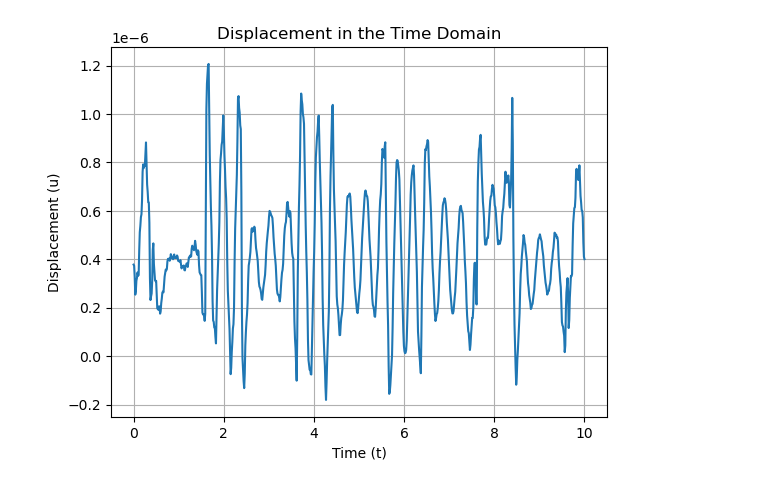
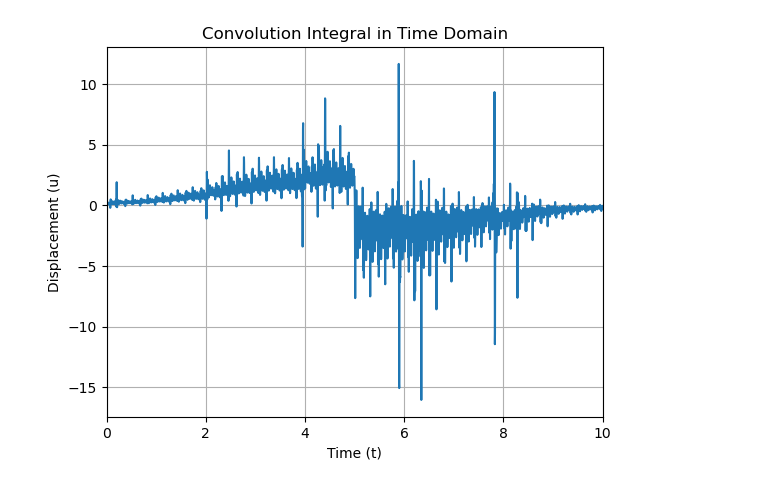
Before and after one commit to SKvr-46/Wavenumber_Spectrum, a Jupyter notebook: Untitled.ipynb, the cells around one changed output. Cells and saved outputs as stored; diff of their text form; code cells hidden in the pictures.

```diff
--- a/Untitled.ipynb
+++ b/Untitled.ipynb
@@ -21,0 +22,16 @@ array([ 0.,  5., 10., 15., 20.])
+# %%
+nu_values = []
+def u_values_omega_domain(omega, n_range, L , alpha, r, z):
+    u_values = []
+    for omega in omegas:
+        u_sum = 0
+        for n in n_range:
+            k = 2 * n * np.pi / L
+            nu = np.sqrt((omega / alpha) ** 2 - k ** 2)
+            nu_values.append(nu) #確認用(Im(nu)<0の確認)
+            if n == 0:
+                u_sum += ((1j * np.pi / L) * (k ** 2 / nu) * scipy.special.jv(1, k * r) * np.exp(-1j * nu * np.abs(z)))
+            else:
+                u_sum += (2 * (1j * np.pi / L) * (k ** 2 / nu) * scipy.special.jv(1, k * r) * np.exp(-1j * nu * np.abs(z)))
+        u_values.append(u_sum)
+    return np.array(u_values)
@@ -21,0 +125,3 @@ array([ 0.,  5., 10., 15., 20.])
+# %%
+nu = np.sqrt(-3-4j)
+nu
@@ -22,53 +170,59 @@ array([ 0.,  5., 10., 15., 20.])
 # %%
 import numpy as np
 import scipy.special
-from scipy.fft import fft, ifft, fftfreq
+import matplotlib.pyplot as plt
 
-L = 25 * 10**3
-alpha = 5 * 10**3
-r = 10 * 10**3
-z = 1 * 10**3
+L = 25
+alpha = 5
+r = 10
+z = 1
 n_range = np.arange(0, 1000)
-omegas = np.linspace(-200, 200, 800)
+omegas = np.linspace(0,6000, 4000)
 t = np.linspace(0, 10, len(omegas))
+dt = t[1] - t[0]
 
-omega_imag = (-1* np.pi / (omegas[1] - omegas[0]))j #imaginary part (from Bouchon 1979)
+omega_imag = (-1j * 2 * np.pi / 10 ** 6)
+omegas = omegas + omega_imag
 
-
-#u(omega)
 def u_values_omega_domain(omegas, n_range, L, alpha, r, z):
     u_values = []
     for omega in omegas:
         u_sum = 0
         for n in n_range:
             k = 2 * n * np.pi / L
-            nu = round(np.sqrt((omega/alpha)**2 - k**2), 4) - (1e-6j) if ((omega/alpha)**2 - k**2) > 0 else -1j * np.sqrt(k**2 - (omega/alpha)**2) - (1e-6j)
+            nu = np.sqrt((omega / alpha) ** 2 - k ** 2)
             if n == 0:
-                u_sum += ((1j * np.pi / L) * (k**2 / nu) * scipy.special.jv(1, k * r) * np.exp(-1j * nu * np.abs(z)))
+                u_sum += (1j * np.pi / L) * (k ** 2 / nu) * scipy.special.jv(1, k * r) * np.exp(-1j * nu * np.abs(z))
             else:
-                u_sum += (2 * (1j * np.pi / L) * (k**2 / nu) * scipy.special.jv(1, k * r) * np.exp(-1j * nu * np.abs(z)))
+                u_sum += (2 * (1j * np.pi / L) * (k ** 2 / nu) * scipy.special.jv(1, k * r) * np.exp(-1j * nu * np.abs(z)))
         u_values.append(u_sum)
     return np.array(u_values)
 
-#u*f
-def convolution_integral(t, omegas, n_range, L, alpha, r, z):
-    # Compute u_values in frequency domain
-    u_omega = u_values_omega_domain(omegas, n_range, L, alpha, r, z)
+u_omega = u_values_omega_domain(omegas, n_range, L, alpha, r, z)
 
-    # Define f(t)
-    f_t = 1/2 * (1 + np.tanh(t / 0.125))
+# Fourier transform
+u_t = np.fft.ifft(u_omega)
 
-    f_omega = fft(f_t)
+def f_t_values(t):
+    return 1 / 2 * (1 + np.tanh(t / 0.125))
 
-    conv_integral = ifft( u_omega * f_omega )
+f_t = f_t_values(t)
 
-    return conv_integral
+# Compute the convolution integral in the time domain directly
+conv_integral = np.convolve(f_t, u_t, 'same') * dt
 
-plt.plot(t, convolution_integral(t, omegas, n_range, L, alpha, r, z))
+# Apply Hamming window to u_t
+window = np.hamming(len(conv_integral ))
+conv_u_t_windowed = np.array(conv_integral ) * window
+
+
+# Plotting the convolution integral
+plt.plot(t, conv_u_t_windowed)
 plt.xlabel('Time (t)')
 plt.ylabel('Displacement (u)')
-plt.title('Displacement in the Time Domain')
+plt.title('Convolution Integral in Time Domain')
 plt.grid(True)
+plt.xlim(0,10)
 plt.show()
 # %% [output]
-[figure, old version]
+[figure, new version]
```
Also changed, not shown: parts of 30 cells of this notebook.
